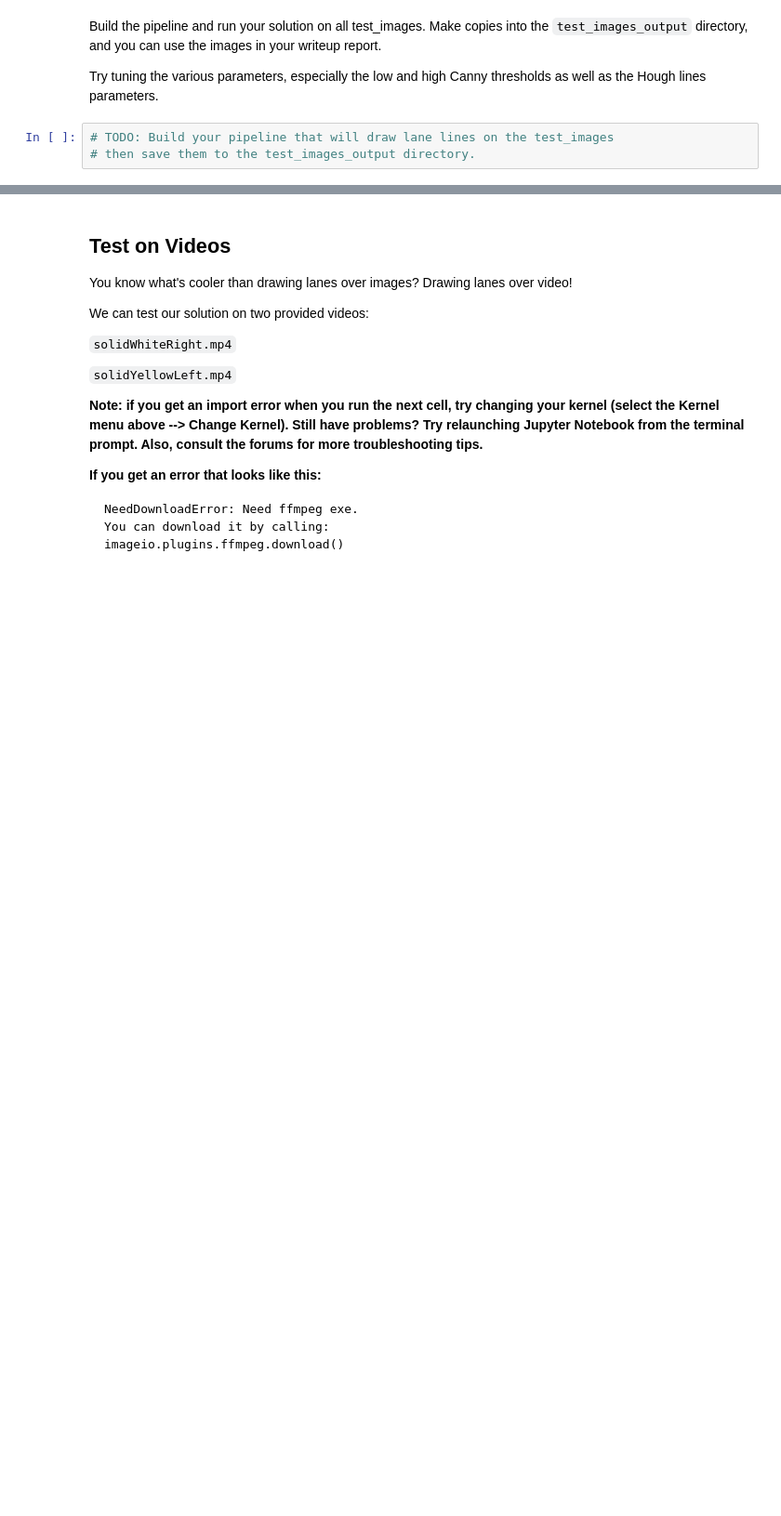
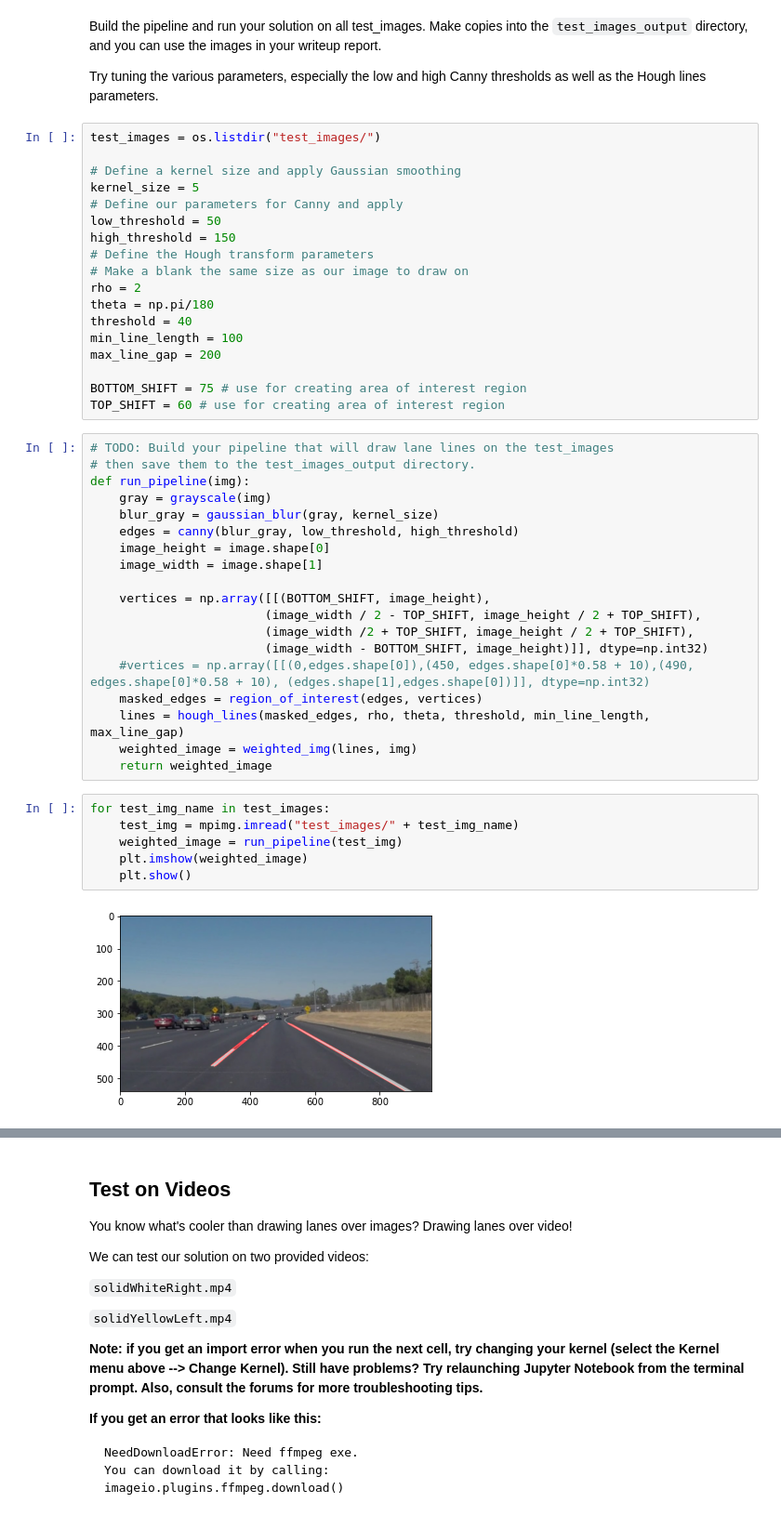
Before and after one commit to sxycwzwzq/selfdriving, a Jupyter notebook: P1.ipynb, the cells around one changed output, grey strips where cells are left out. Shown at 93% size. Drawn from its saved outputs; the diff is of its cells as text; blank space fills up the shorter version.

```diff
--- a/P1.ipynb
+++ b/P1.ipynb
@@ -193,6 +193,48 @@ os.listdir("test_images/")
 Build the pipeline and run your solution on all test_images. Make copies into the `test_images_output` directory, and you can use the images in your writeup report.
 
 Try tuning the various parameters, especially the low and high Canny thresholds as well as the Hough lines parameters.
-# %%
-# TODO: Build your pipeline that will draw lane lines on the test_images
-# then save them to the test_images_output directory.
+# %%
+test_images = os.listdir("test_images/")
+
+# Define a kernel size and apply Gaussian smoothing
+kernel_size = 5
+# Define our parameters for Canny and apply
+low_threshold = 50
+high_threshold = 150
+# Define the Hough transform parameters
+# Make a blank the same size as our image to draw on
+rho = 2
+theta = np.pi/180
+threshold = 40
+min_line_length = 100
+max_line_gap = 200
+
+BOTTOM_SHIFT = 75 # use for creating area of interest region
+TOP_SHIFT = 60 # use for creating area of interest region
+# %%
+# TODO: Build your pipeline that will draw lane lines on the test_images
+# then save them to the test_images_output directory.
+def run_pipeline(img):
+    gray = grayscale(img)
+    blur_gray = gaussian_blur(gray, kernel_size)
+    edges = canny(blur_gray, low_threshold, high_threshold)
+    image_height = image.shape[0]
+    image_width = image.shape[1]
+
+    vertices = np.array([[(BOTTOM_SHIFT, image_height),
+                        (image_width / 2 - TOP_SHIFT, image_height / 2 + TOP_SHIFT),
+                        (image_width /2 + TOP_SHIFT, image_height / 2 + TOP_SHIFT),
+                        (image_width - BOTTOM_SHIFT, image_height)]], dtype=np.int32)
+    #vertices = np.array([[(0,edges.shape[0]),(450, edges.shape[0]*0.58 + 10),(490, edges.shape[0]*0.58 + 10), (edges.shape[1],edges.shape[0])]], dtype=np.int32)
+    masked_edges = region_of_interest(edges, vertices)
+    lines = hough_lines(masked_edges, rho, theta, threshold, min_line_length, max_line_gap)
+    weighted_image = weighted_img(lines, img)
+    return weighted_image
+# %%
+for test_img_name in test_images:
+    test_img = mpimg.imread("test_images/" + test_img_name)
+    weighted_image = run_pipeline(test_img)
+    plt.imshow(weighted_image)
+    plt.show()
+# %% [output]
+[figure, added]
```
Also changed, not shown: parts of 8 cells of this notebook, 3 other files.
